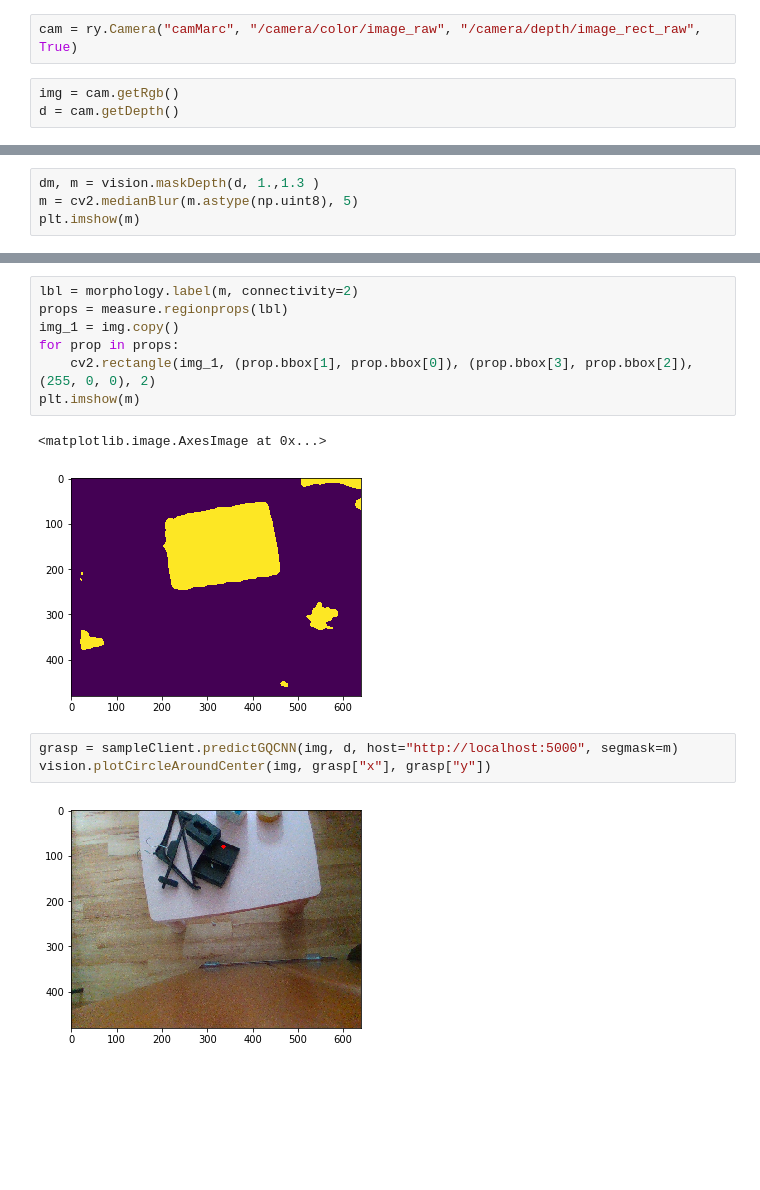
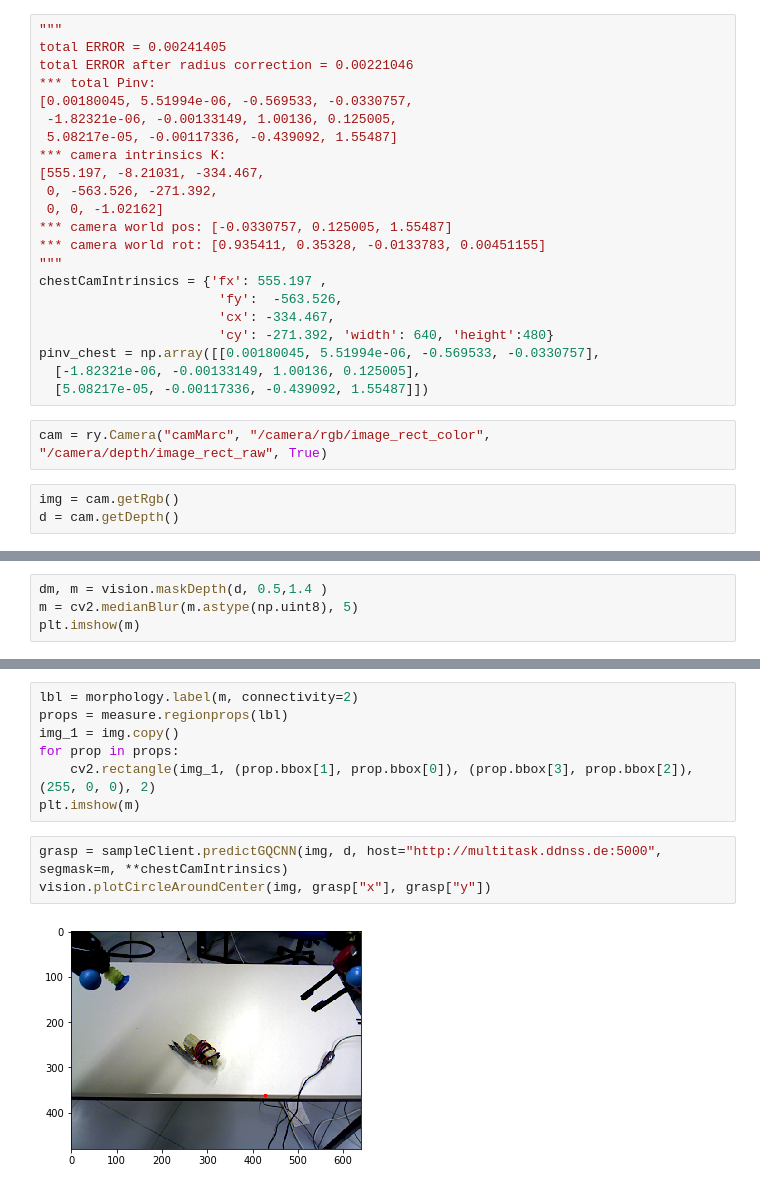
Before and after one commit to marctuscher/robotics-course, a Jupyter notebook: practical/clean/cam_test.ipynb, the cells around one changed output, grey strips where cells are left out. Cells and saved outputs as stored; diff of their text form; blank space fills up the shorter version.

Commit message:
first successfull grasp

```diff
--- a/practical/clean/cam_test.ipynb
+++ b/practical/clean/cam_test.ipynb
@@ -35,8 +109,30 @@ from webserver import sampleClient
 import vision
 import cv2
 from skimage import measure, morphology
+# %%
+"""
+total ERROR = 0.00241405
+total ERROR after radius correction = 0.00221046
+*** total Pinv:
+[0.00180045, 5.51994e-06, -0.569533, -0.0330757,
+ -1.82321e-06, -0.00133149, 1.00136, 0.125005,
+ 5.08217e-05, -0.00117336, -0.439092, 1.55487]
+*** camera intrinsics K:
+[555.197, -8.21031, -334.467,
+ 0, -563.526, -271.392,
+ 0, 0, -1.02162]
+*** camera world pos: [-0.0330757, 0.125005, 1.55487]
+*** camera world rot: [0.935411, 0.35328, -0.0133783, 0.00451155]
+"""
+chestCamIntrinsics = {'fx': 555.197 ,
+                       'fy':  -563.526,
+                       'cx': -334.467,
+                       'cy': -271.392, 'width': 640, 'height':480}
+pinv_chest = np.array([[0.00180045, 5.51994e-06, -0.569533, -0.0330757],
+  [-1.82321e-06, -0.00133149, 1.00136, 0.125005],
+  [5.08217e-05, -0.00117336, -0.439092, 1.55487]])
 # %%
-cam = ry.Camera("camMarc", "/camera/color/image_raw", "/camera/depth/image_rect_raw", True)
+cam = ry.Camera("camMarc", "/camera/rgb/image_rect_color", "/camera/depth/image_rect_raw", True)
 # %%
 img = cam.getRgb()
 d = cam.getDepth()
@@ -48,5 +144,5 @@ plt.imshow(d)
 # %%
-dm, m = vision.maskDepth(d, 1.,1.3 )
+dm, m = vision.maskDepth(d, 0.5,1.4 )
 m = cv2.medianBlur(m.astype(np.uint8), 5)
 plt.imshow(m)
 # %% [output]
@@ -59,12 +155,9 @@ img_1 = img.copy()
 for prop in props:
     cv2.rectangle(img_1, (prop.bbox[1], prop.bbox[0]), (prop.bbox[3], prop.bbox[2]), (255, 0, 0), 2)
 plt.imshow(m)
-# %% [output]
-<matplotlib.image.AxesImage at 0x...>
-[figure, removed]
 # %%
-grasp = sampleClient.predictGQCNN(img, d, host="http://localhost:5000", segmask=m)
+grasp = sampleClient.predictGQCNN(img, d, host="http://multitask.ddnss.de:5000", segmask=m, **chestCamIntrinsics)
 vision.plotCircleAroundCenter(img, grasp["x"], grasp["y"])
 # %% [output]
-[figure, old version]
+[figure, new version]
 # %%
```
Also changed, not shown: parts of 16 cells of this notebook, 1 other file.
